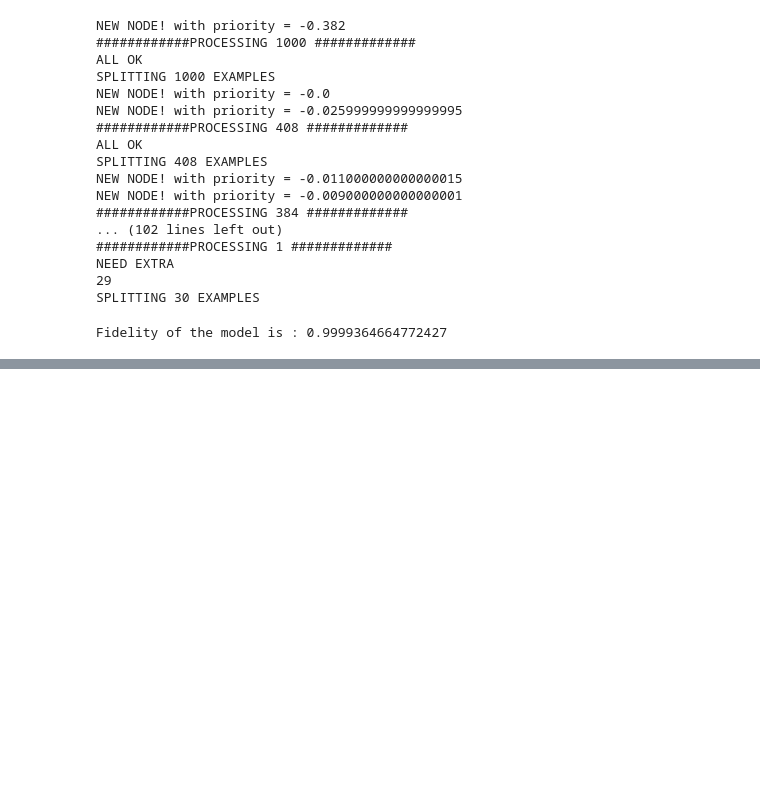
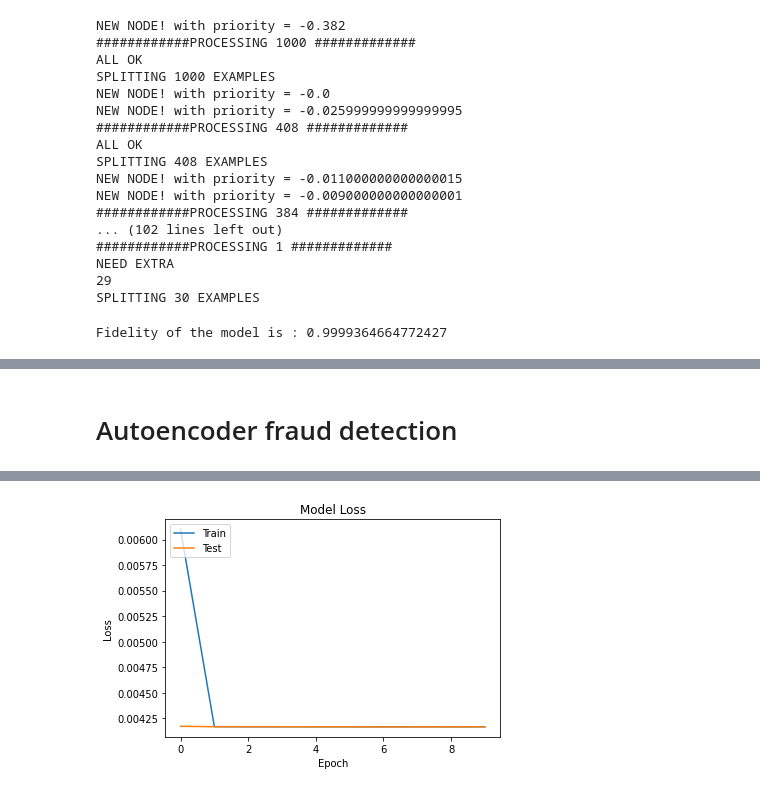
Before and after one commit to NUS-Fintech-Society/ML_Fraud_Detection_X_BNPP, a Jupyter notebook: Exploration/Fraud_X_BNPP_Fintech.ipynb, the cells around one changed output, grey strips where cells are left out. Cells and saved outputs as stored; diff of their text form; code cells hidden in the pictures; blank space fills up the shorter version.

Commit message:
update to models

```diff
--- a/Exploration/Fraud_X_BNPP_Fintech.ipynb
+++ b/Exploration/Fraud_X_BNPP_Fintech.ipynb
@@ -834,0 +891,12 @@ root
+# %% [markdown]
+# Autoencoder fraud detection
+# %%
+df_x = X_test
+df_y = Y
+# %%
+from sklearn.preprocessing import MinMaxScaler
+from sklearn.model_selection import train_test_split
+scaler = preprocessing.MinMaxScaler()
+scaled_data = scaler.fit_transform(df_x)
+x_train, x_test, y_train, y_test = train_test_split(scaled_data,df_y,test_size=0.2,random_state = 40, stratify = df_y)
+x_train, x_val, y_train, y_val = train_test_split(x_train,y_train,test_size=0.2,random_state = 40, stratify = y_train)
@@ -834,0 +910,27 @@ root
+# %%
+n_features = 30
+encoder = models.Sequential(name='encoder')
+encoder.add(layer=layers.Dense(units=10, activation=activations.relu, input_shape=[n_features]))
+encoder.add(layer=layers.Dense(units=5, activation=activations.relu))
+encoder.add(layer=layers.Dense(units=2, activation=activations.relu))
+
+decoder = models.Sequential(name='decoder')
+decoder.add(layer=layers.Dense(units=5, activation=activations.relu, input_shape=[2]))
+decoder.add(layer=layers.Dense(units=10, activation=activations.relu))
+decoder.add(layer=layers.Dense(units=n_features, activation=activations.sigmoid))
+
+autoencoder = models.Sequential([encoder, decoder])
+autoencoder.compile(
+    loss=losses.MSE,
+    optimizer=optimizers.Adam(),
+    metrics=[metrics.mean_squared_error])
+# %%
+history = autoencoder.fit(x=x_train, y=x_train, epochs=10, validation_data=(x_val, x_val))
+plt.plot(history.history['loss'])
+plt.plot(history.history['val_loss'])
+plt.title('Model Loss')
+plt.ylabel('Loss')
+plt.xlabel('Epoch')
+plt.legend(['Train', 'Test'], loc='upper left')
+plt.show()
+# %% [output]
@@ -834,0 +957 @@ root
+[figure, added]
```
Also changed, not shown: parts of 22 cells of this notebook, 2 other files.
